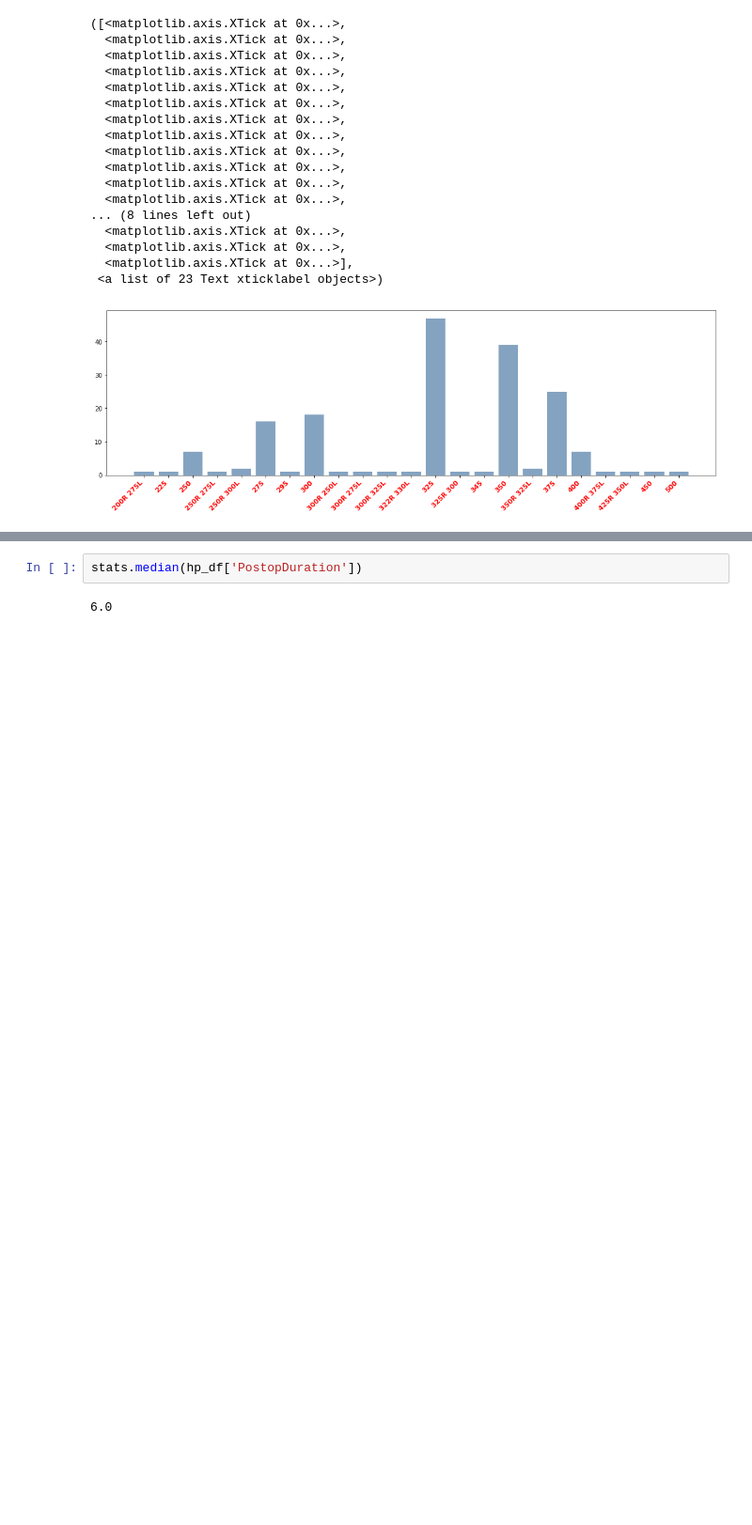
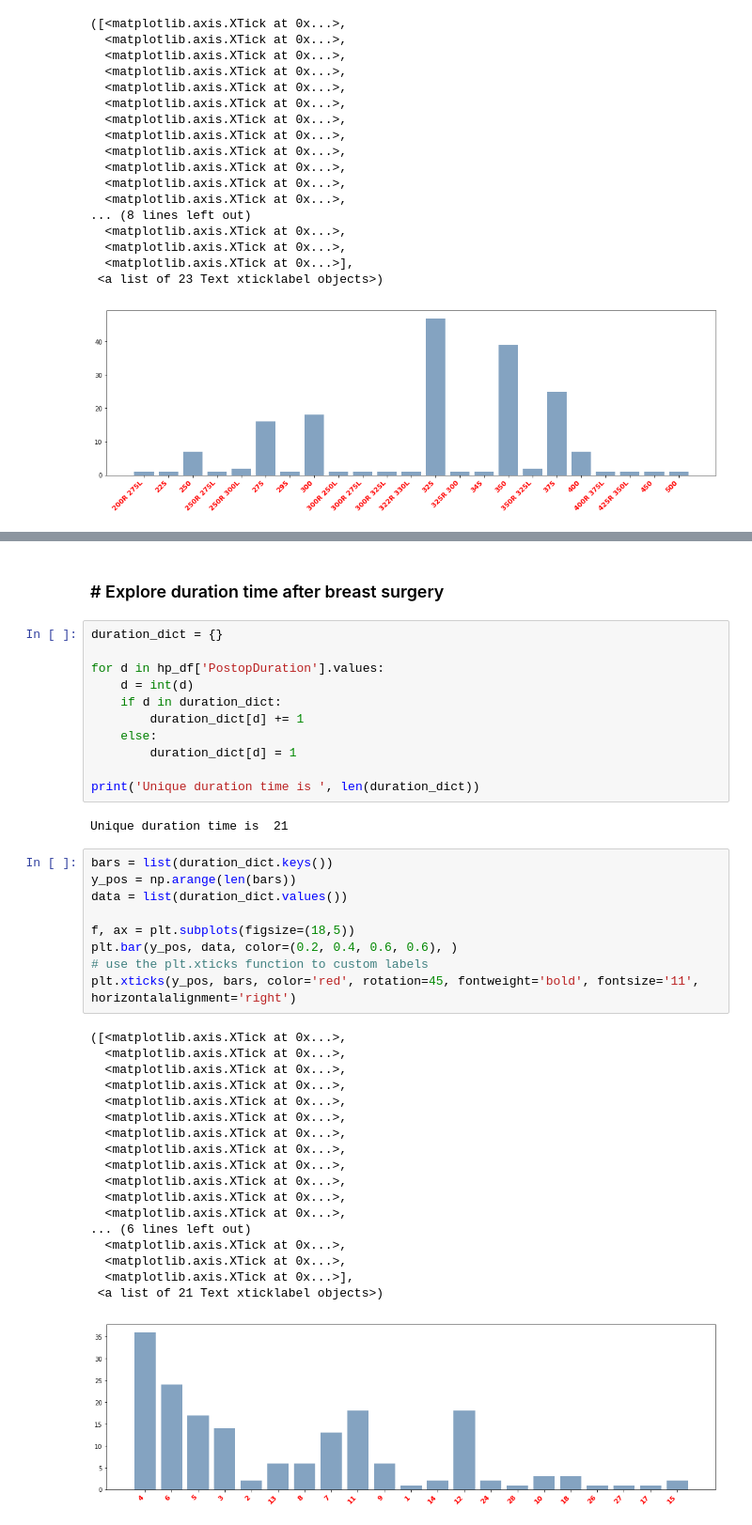
Before and after one commit to nnnnew/breast-augmentation, a Jupyter notebook: EDA.ipynb, the cells around one changed output, grey strips where cells are left out. Shown at 94% size. Cells and saved outputs as stored; diff of their text form; blank space fills up the shorter version.

```diff
--- a/EDA.ipynb
+++ b/EDA.ipynb
@@ -140,4 +138,43 @@ hp_df[:5]
-# %%
-stats.median(hp_df['PostopDuration'])
-# %% [output]
-6.0
+# %% [markdown]
+### # Explore duration time after breast surgery
+# %%
+duration_dict = {}
+
+for d in hp_df['PostopDuration'].values:
+    d = int(d)
+    if d in duration_dict:
+        duration_dict[d] += 1
+    else:
+        duration_dict[d] = 1
+
+print('Unique duration time is ', len(duration_dict))
+# %% [output]
+Unique duration time is  21
+# %%
+bars = list(duration_dict.keys())
+y_pos = np.arange(len(bars))
+data = list(duration_dict.values())
+
+f, ax = plt.subplots(figsize=(18,5))
+plt.bar(y_pos, data, color=(0.2, 0.4, 0.6, 0.6), )
+# use the plt.xticks function to custom labels
+plt.xticks(y_pos, bars, color='red', rotation=45, fontweight='bold', fontsize='11', horizontalalignment='right')
+# %% [output]
+([<matplotlib.axis.XTick at 0x...>,
+  <matplotlib.axis.XTick at 0x...>,
+  <matplotlib.axis.XTick at 0x...>,
+  <matplotlib.axis.XTick at 0x...>,
+  <matplotlib.axis.XTick at 0x...>,
+  <matplotlib.axis.XTick at 0x...>,
+  <matplotlib.axis.XTick at 0x...>,
+  <matplotlib.axis.XTick at 0x...>,
+  <matplotlib.axis.XTick at 0x...>,
+  <matplotlib.axis.XTick at 0x...>,
+  <matplotlib.axis.XTick at 0x...>,
+  <matplotlib.axis.XTick at 0x...>,
+... (6 lines left out)
+  <matplotlib.axis.XTick at 0x...>,
+  <matplotlib.axis.XTick at 0x...>,
+  <matplotlib.axis.XTick at 0x...>],
+ <a list of 21 Text xticklabel objects>)
+[figure, added]
```
Also changed, not shown: parts of 20 cells of this notebook, 1 other file.
